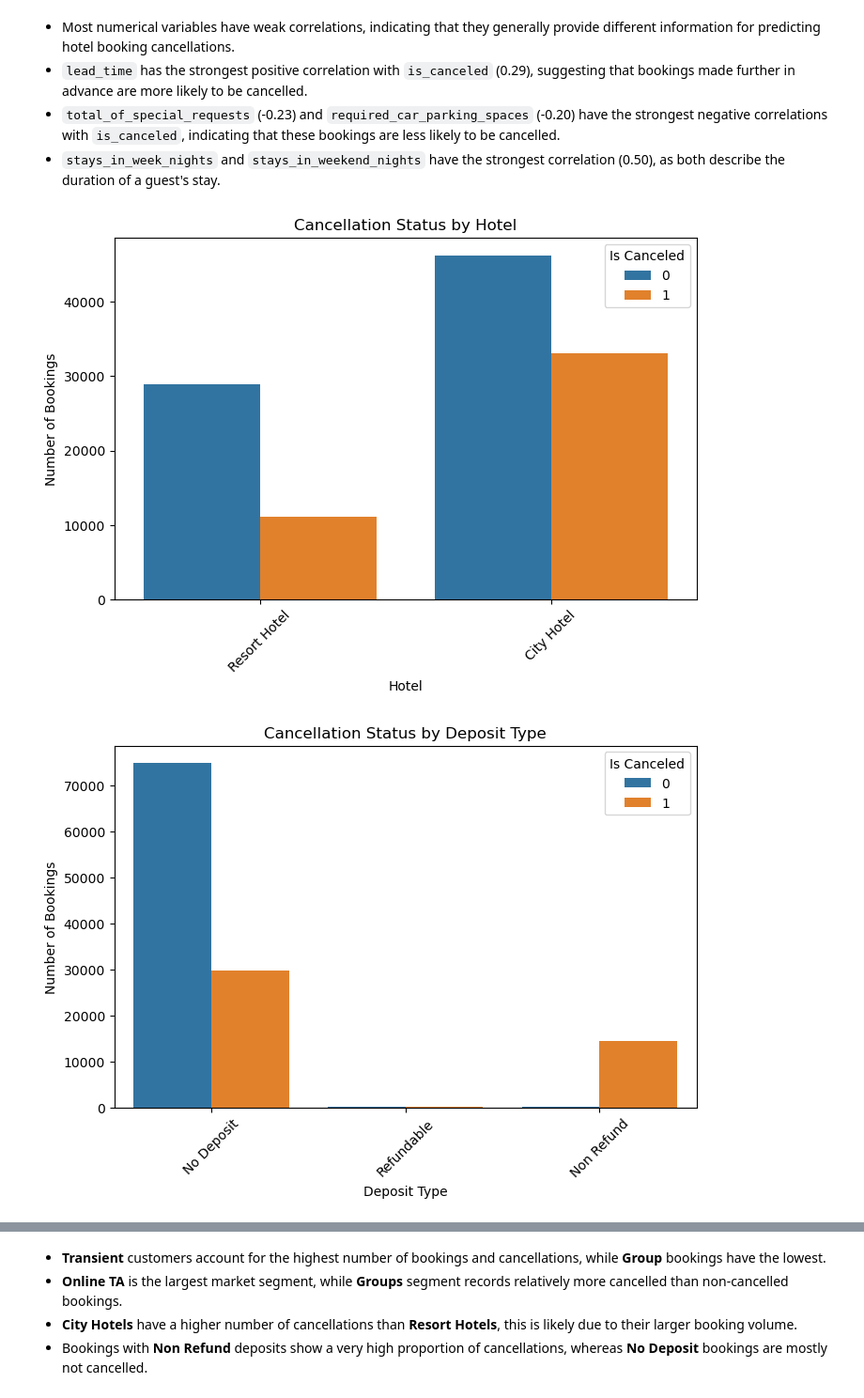
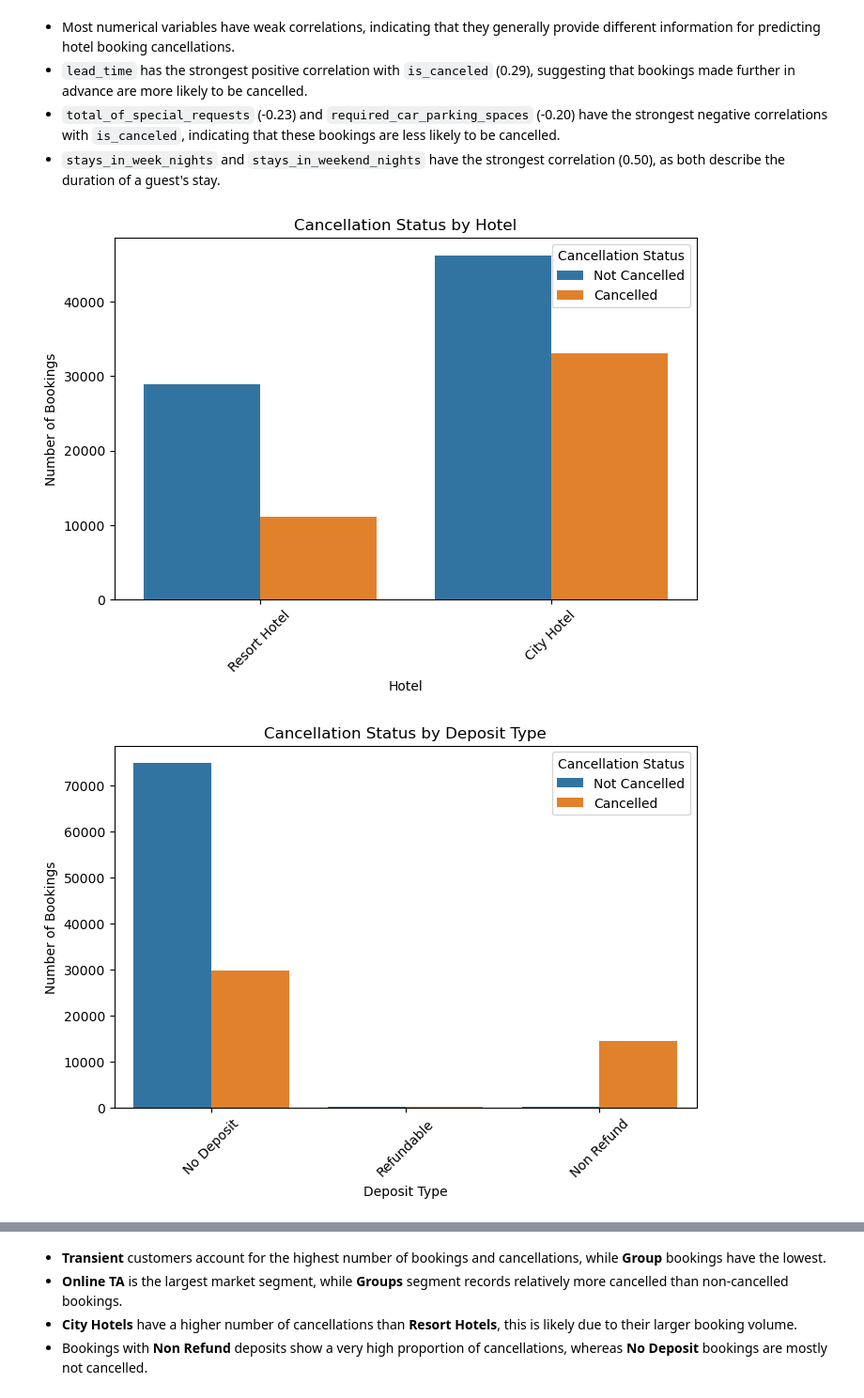
Before and after one commit to yixqinggg/mldp_hotel_booking_prediction, a Jupyter notebook: hotel_booking_cancellation_prediction.ipynb, the cells around one changed output, grey strips where cells are left out. Shown at 94% size. Drawn from its saved outputs; the diff is of its cells as text; code cells hidden in the pictures.

```diff
--- a/hotel_booking_cancellation_prediction.ipynb
+++ b/hotel_booking_cancellation_prediction.ipynb
@@ -433,31 +454,34 @@ plt.show()
 - `total_of_special_requests` (-0.23) and `required_car_parking_spaces` (-0.20) have the strongest negative correlations with `is_canceled`, indicating that these bookings are less likely to be cancelled.
 - `stays_in_week_nights` and `stays_in_weekend_nights` have the strongest correlation (0.50), as both describe the duration of a guest's stay.
 # %%
-# key categorical features for comparison
+# select key categorical features for comparison
+# to examine how booking characteristics relate to cancellations
 categorical_features = [
     'hotel',
     'deposit_type',
     'customer_type',
     'market_segment'
 ]
 
-# relationship between categorical features and cancellation status
+# compare distribution of cancelled and non-cancelled bookings across each categorical feature
 for column in categorical_features:
 
     plt.figure(figsize=(8, 5))
 
     sns.countplot(
         data=df,
         x=column,
         hue='is_canceled'
     )
 
     plt.title(f'Cancellation Status by {column.replace("_", " ").title()}')
     plt.xlabel(column.replace("_", " ").title())
     plt.ylabel('Number of Bookings')
     plt.xticks(rotation=45)
-    plt.legend(title='Is Canceled')
+    plt.legend(title='Cancellation Status',
+               labels=["Not Cancelled", "Cancelled"]
+               )
     plt.show()
 # %% [output]
-[figure, old version]
+[figure, new version]
-[figure, old version]
+[figure, new version]
```
Also changed, not shown: parts of 63 cells of this notebook, 1 other file.
